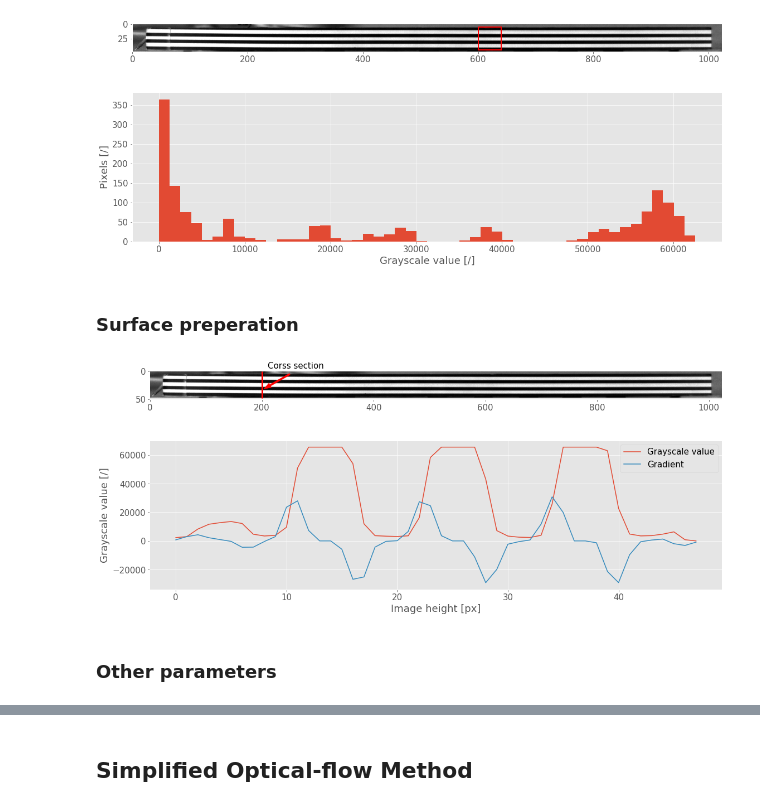
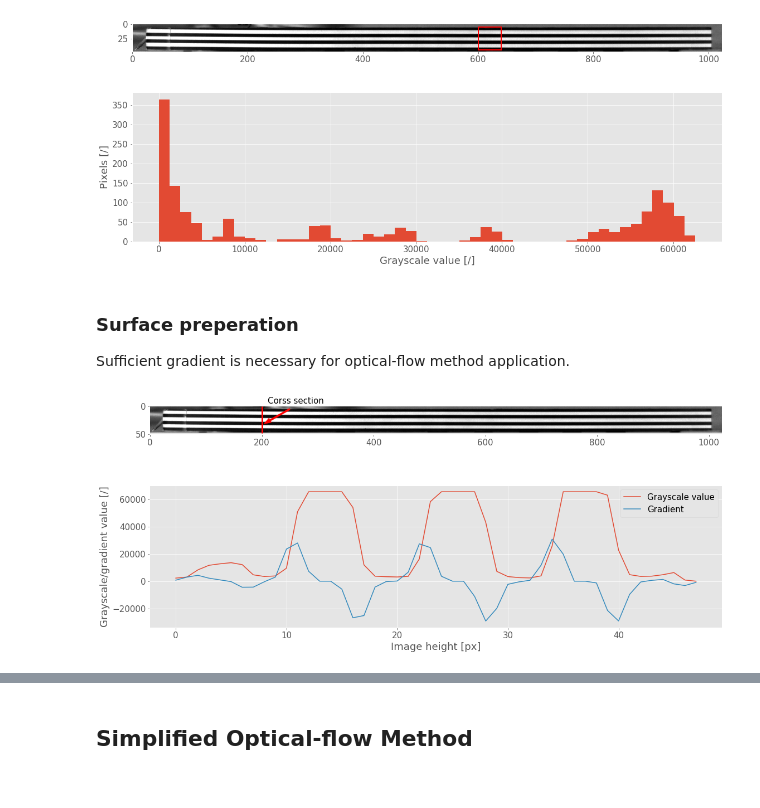
Before and after one commit to ladisk/ImageBasedModalAnalysisTutorial, a Jupyter notebook: ImageBasedModalAnalysisTutorial.ipynb, the cells around one changed output, grey strips where cells are left out. Saved outputs shown, nothing was run; the diff lists cells and outputs as text; code cells hidden in the pictures.

```diff
--- a/ImageBasedModalAnalysisTutorial.ipynb
+++ b/ImageBasedModalAnalysisTutorial.ipynb
@@ -1,19 +1,20 @@
 # %%
+import os
 import numpy as np
 import matplotlib
 import matplotlib.pyplot as plt
 import matplotlib.patches as patches
-from ipywidgets import interact, IntSlider
+from matplotlib.animation import FuncAnimation
+from mpl_toolkits.axes_grid1.inset_locator import zoomed_inset_axes, mark_inset
+
+import warnings
+warnings.filterwarnings('ignore')
 
 import pysof
+import pyema
 
 %load_ext autoreload
 %autoreload 2
-%matplotlib inline
-
-plt.style.use('ggplot')
-matplotlib.rcParams['figure.figsize'] = (16.0, 8.0)
-matplotlib.rcParams['font.size'] = 15
 # %% [output]
 The autoreload extension is already loaded. To reload it, use:
   %reload_ext autoreload
@@ -81,7 +136,8 @@ ax[1].set_ylabel('Pixels [/]')
 plt.tight_layout()
 # %% [output]
 [figure]
-# %% [markdown]
-### Surface preperation
+# %% [markdown]
+### Surface preperation
+Sufficient gradient is necessary for optical-flow method application.
 # %%
 grad0, grad1 = np.gradient(mraw[0].astype(float))
@@ -89,18 +144,18 @@ x0 = 200
 # %%
+x0 = 200
+
 fig, ax = plt.subplots(2)
 ax[0].imshow(mraw[0], cmap='gray')
 ax[1].plot(mraw[0, :, x0], label='Grayscale value')
 ax[1].plot(grad0[:, x0], label='Gradient')
 # Formating
 ax[0].vlines(x0, 0, 48, colors='r', linewidth=3)
 ax[0].text(x0+10, -5, 'Corss section')
 ax[0].arrow(x0+50, 5, -35, 20, color='r', width=3)
 ax[0].grid(False)
 ax[1].set_xlabel('Image height [px]')
-ax[1].set_ylabel('Grayscale value [/]')
+ax[1].set_ylabel('Grayscale/gradient value [/]')
 plt.legend()
 plt.tight_layout()
 # %% [output]
-[figure, old version]
+[figure, new version]
-# %% [markdown]
-### Other parameters
```
Also changed, not shown: parts of 28 cells of this notebook.
